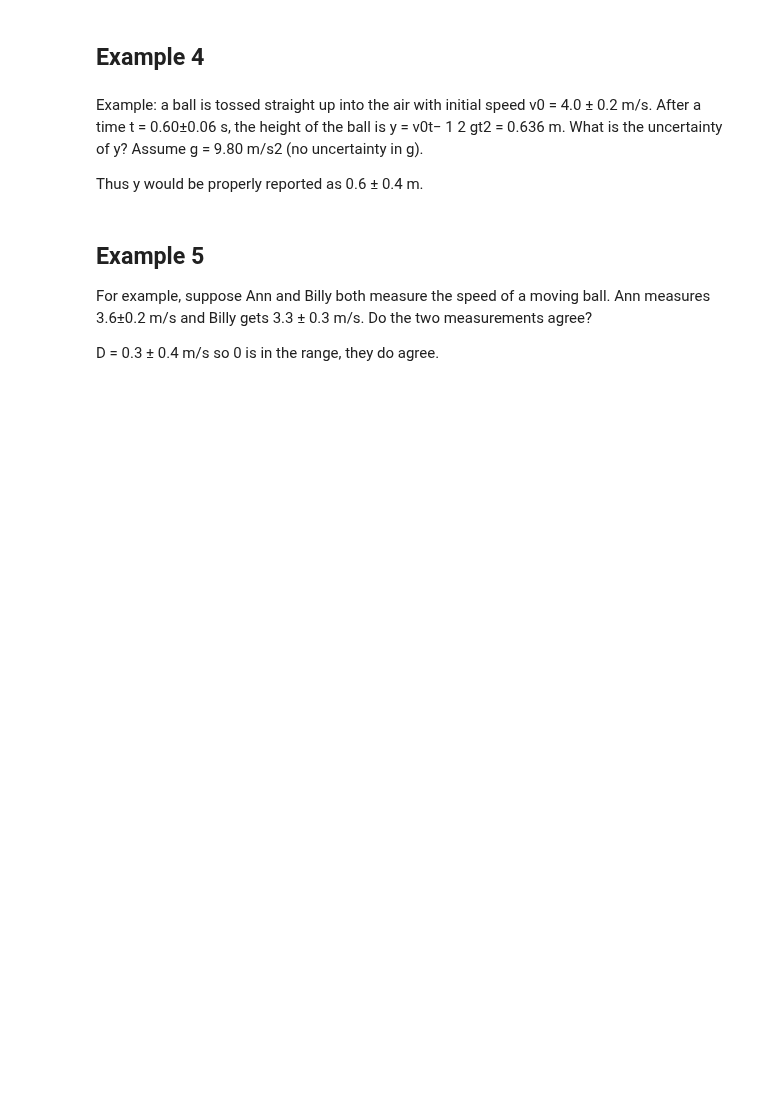
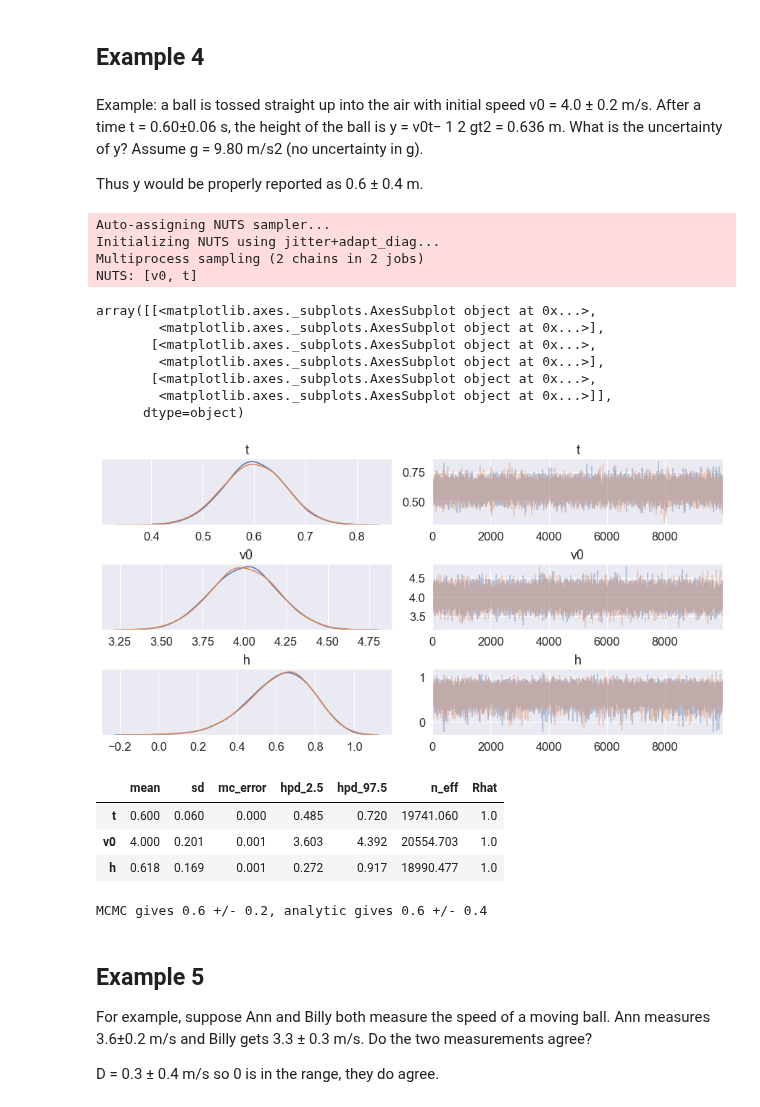
Before and after one commit to balarsen/pymc_learning, a Jupyter notebook: Propagation_of_uncertainty/Examples-pymc3.ipynb, the cells around one changed output. Drawn from its saved outputs; the diff is of its cells as text; code cells hidden in the pictures; blank space fills up the shorter version.

```diff
--- a/Propagation_of_uncertainty/Examples-pymc3.ipynb
+++ b/Propagation_of_uncertainty/Examples-pymc3.ipynb
@@ -130,22 +133,43 @@ g = 9.80 m/s2
 
 Thus y would be properly reported as 0.6 ± 0.4 m.
 # %%
-with mc.Model() as model:
+with pm.Model() as model:
     g = 9.80
-    t = mc.Normal('t', 0.60, tau=(0.06)**-2)
-    v0 = mc.Normal('v0', 4.0, tau=(0.2)**-2)
+    t = pm.Normal('t', 0.60, tau=(0.06)**-2)
+    v0 = pm.Normal('v0', 4.0, tau=(0.2)**-2)
 
-    h = mc.Deterministic('h', v0*t - 0.5*g*t**2)
-    start = mc.find_MAP()
+    h = pm.Deterministic('h', v0*t - 0.5*g*t**2)
 
-    trace = mc.sample(1e4, burn=100, burn_till_tuned=True, start=start)
+    trace = pm.sample(10000)
+# %% [output]
+Auto-assigning NUTS sampler...
+Initializing NUTS using jitter+adapt_diag...
+Multiprocess sampling (2 chains in 2 jobs)
+NUTS: [v0, t]
 # %%
-mc.traceplot(trace, combined=True)
+pm.traceplot(trace, combined=False)
+# %% [output]
+array([[<matplotlib.axes._subplots.AxesSubplot object at 0x...>,
+        <matplotlib.axes._subplots.AxesSubplot object at 0x...>],
+       [<matplotlib.axes._subplots.AxesSubplot object at 0x...>,
+        <matplotlib.axes._subplots.AxesSubplot object at 0x...>],
+       [<matplotlib.axes._subplots.AxesSubplot object at 0x...>,
+        <matplotlib.axes._subplots.AxesSubplot object at 0x...>]],
+      dtype=object)
+[figure, added]
+# %%
+pm.summary(trace).round(3)
+# %% [output]
+|  | mean | sd | mc_error | hpd_2.5 | hpd_97.5 | n_eff | Rhat |
+| t | 0.600 | 0.060 | 0.000 | 0.485 | 0.720 | 19741.060 | 1.0 |
+| v0 | 4.000 | 0.201 | 0.001 | 3.603 | 4.392 | 20554.703 | 1.0 |
+| h | 0.618 | 0.169 | 0.001 | 0.272 | 0.917 | 18990.477 | 1.0 |
 # %%
-print(mc.summary(trace))
 print("MCMC gives {0:.1f} +/- {1:.1f}, analytic gives {2} +/- {3}".format(np.mean(trace['h']),
                                                                           np.std(trace['h']),
                                                                           0.6, 0.4))
+# %% [output]
+MCMC gives 0.6 +/- 0.2, analytic gives 0.6 +/- 0.4
 # %% [markdown]
 ## Example 5
 For example, suppose Ann and Billy both measure the speed of a moving ball. Ann measures 3.6±0.2 m/s
```
Also changed, not shown: parts of 19 cells of this notebook.
